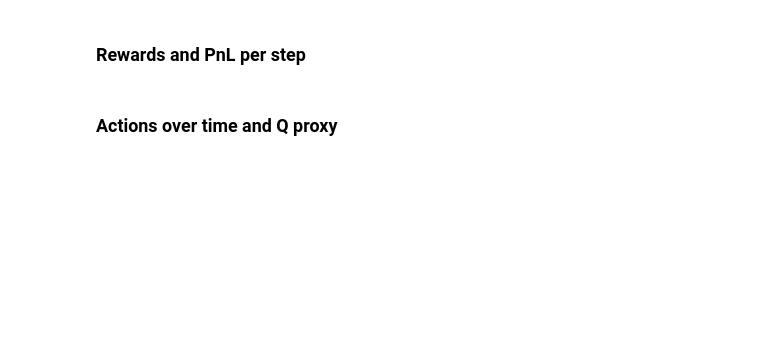
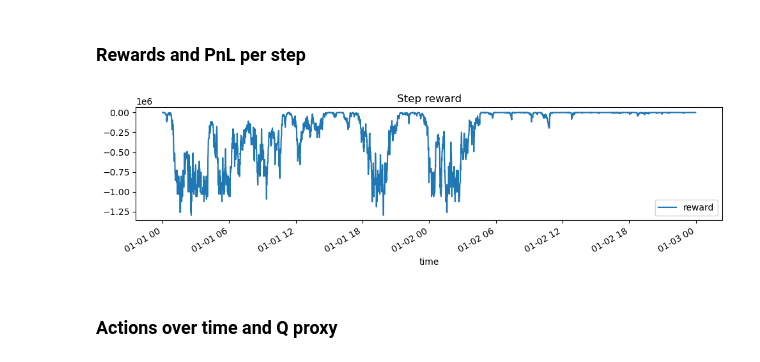
Before and after one commit to SalimBennouna/rl-for-mm-orcse4529, a Jupyter notebook: notebooks/rl_tabular_analysis.ipynb, the cells around one changed output. Cells and saved outputs as stored; diff of their text form; code cells hidden in the pictures; blank space fills up the shorter version.

```diff
--- a/notebooks/rl_tabular_analysis.ipynb
+++ b/notebooks/rl_tabular_analysis.ipynb
@@ -283,21 +271,23 @@ else:
 # %%
 if not state_rows.empty:
     # Plot step reward
     state_df['reward'].plot(figsize=(10,3), title='Step reward', label='reward')
     plt.legend()
     plt.tight_layout()
 
     # Plot reward rolling mean (100)
-    state_df['reward'].rolling(window=100).mean().plot(figsize=(10,3), title='Reward rolling mean (100)', label='reward_roll100')
-    plt.legend()
-    plt.tight_layout()
+    #state_df['reward'].rolling(window=100).mean().plot(figsize=(10,3), title='Reward rolling mean (100)', label='reward_roll100')
+    #plt.legend()
+    #plt.tight_layout()
 
     # Plot cumulative reward
-    state_df['cum_reward'].plot(figsize=(10,3), title='Cumulative reward', label='cum_reward')
-    plt.legend()
-    plt.tight_layout()
+    #state_df['cum_reward'].plot(figsize=(10,3), title='Cumulative reward', label='cum_reward')
+    #plt.legend()
+    #plt.tight_layout()
 
 else:
     print('No STATE events found in RL log')
+# %% [output]
+[figure, added]
 # %% [markdown]
 ### Actions over time and Q proxy
```
Also changed, not shown: parts of 17 cells of this notebook.
